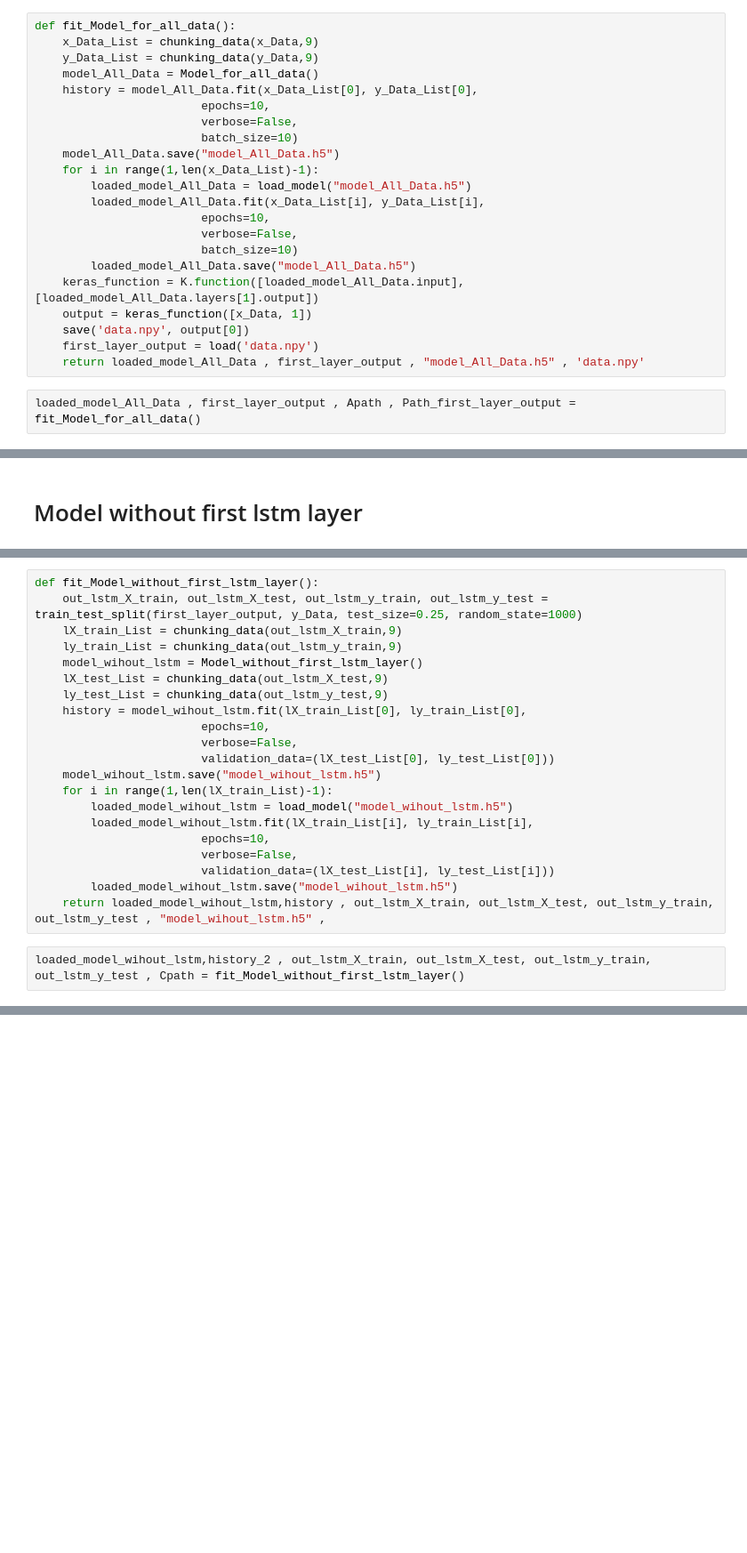
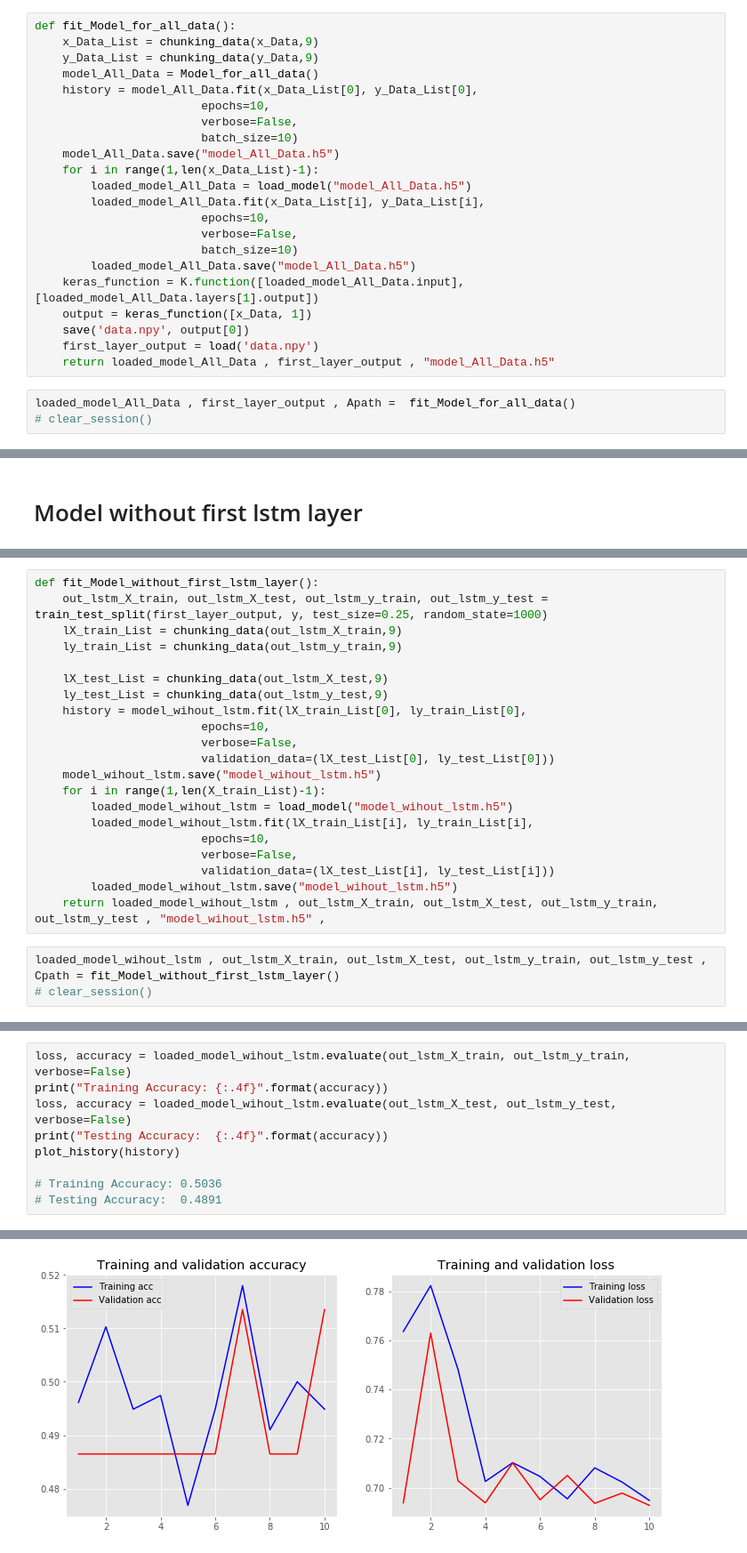
Before and after one commit to muawiya98/jscontana, a Jupyter notebook: Edit JSContana model (Extract hidden state from first LSTM layer).ipynb, the cells around one changed output, grey strips where cells are left out. Shown at 89% size. Saved outputs shown, nothing was run; the diff lists cells and outputs as text; blank space fills up the shorter version.

```diff
--- a/Edit JSContana model (Extract hidden state from first LSTM layer).ipynb
+++ b/Edit JSContana model (Extract hidden state from first LSTM layer).ipynb
@@ -129,9 +200,10 @@ def fit_Model_for_all_data():
     output = keras_function([x_Data, 1])
     save('data.npy', output[0])
     first_layer_output = load('data.npy')
-    return loaded_model_All_Data , first_layer_output , "model_All_Data.h5" , 'data.npy'
+    return loaded_model_All_Data , first_layer_output , "model_All_Data.h5"
 # %%
-loaded_model_All_Data , first_layer_output , Apath , Path_first_layer_output =  fit_Model_for_all_data()
+loaded_model_All_Data , first_layer_output , Apath =  fit_Model_for_all_data()
+# clear_session()
 # %% [output]
 Model: "sequential"
 _________________________________________________________________
@@ -251,9 +346,9 @@ def Model_without_first_lstm_layer():
 # %%
 def fit_Model_without_first_lstm_layer():
-    out_lstm_X_train, out_lstm_X_test, out_lstm_y_train, out_lstm_y_test = train_test_split(first_layer_output, y_Data, test_size=0.25, random_state=1000)
+    out_lstm_X_train, out_lstm_X_test, out_lstm_y_train, out_lstm_y_test = train_test_split(first_layer_output, y, test_size=0.25, random_state=1000)
     lX_train_List = chunking_data(out_lstm_X_train,9)
     ly_train_List = chunking_data(out_lstm_y_train,9)
-    model_wihout_lstm = Model_without_first_lstm_layer()
+
     lX_test_List = chunking_data(out_lstm_X_test,9)
     ly_test_List = chunking_data(out_lstm_y_test,9)
     history = model_wihout_lstm.fit(lX_train_List[0], ly_train_List[0],
@@ -261,13 +356,14 @@ def fit_Model_without_first_lstm_layer():
                         verbose=False,
                         validation_data=(lX_test_List[0], ly_test_List[0]))
     model_wihout_lstm.save("model_wihout_lstm.h5")
-    for i in range(1,len(lX_train_List)-1):
+    for i in range(1,len(X_train_List)-1):
         loaded_model_wihout_lstm = load_model("model_wihout_lstm.h5")
         loaded_model_wihout_lstm.fit(lX_train_List[i], ly_train_List[i],
                         epochs=10,
                         verbose=False,
                         validation_data=(lX_test_List[i], ly_test_List[i]))
         loaded_model_wihout_lstm.save("model_wihout_lstm.h5")
-    return loaded_model_wihout_lstm,history , out_lstm_X_train, out_lstm_X_test, out_lstm_y_train, out_lstm_y_test , "model_wihout_lstm.h5" ,
+    return loaded_model_wihout_lstm , out_lstm_X_train, out_lstm_X_test, out_lstm_y_train, out_lstm_y_test , "model_wihout_lstm.h5" ,
 # %%
-loaded_model_wihout_lstm,history_2 , out_lstm_X_train, out_lstm_X_test, out_lstm_y_train, out_lstm_y_test , Cpath = fit_Model_without_first_lstm_layer()
+loaded_model_wihout_lstm , out_lstm_X_train, out_lstm_X_test, out_lstm_y_train, out_lstm_y_test , Cpath = fit_Model_without_first_lstm_layer()
+# clear_session()
@@ -299,0 +372,10 @@ Testing Accuracy:  0.4964
+# %%
+loss, accuracy = loaded_model_wihout_lstm.evaluate(out_lstm_X_train, out_lstm_y_train, verbose=False)
+print("Training Accuracy: {:.4f}".format(accuracy))
+loss, accuracy = loaded_model_wihout_lstm.evaluate(out_lstm_X_test, out_lstm_y_test, verbose=False)
+print("Testing Accuracy:  {:.4f}".format(accuracy))
+plot_history(history)
+
+# Training Accuracy: 0.5036
+# Testing Accuracy:  0.4891
+# %% [output]
@@ -299,0 +384 @@ Testing Accuracy:  0.4964
+[figure, added]
```
Also changed, not shown: parts of 20 cells of this notebook.
